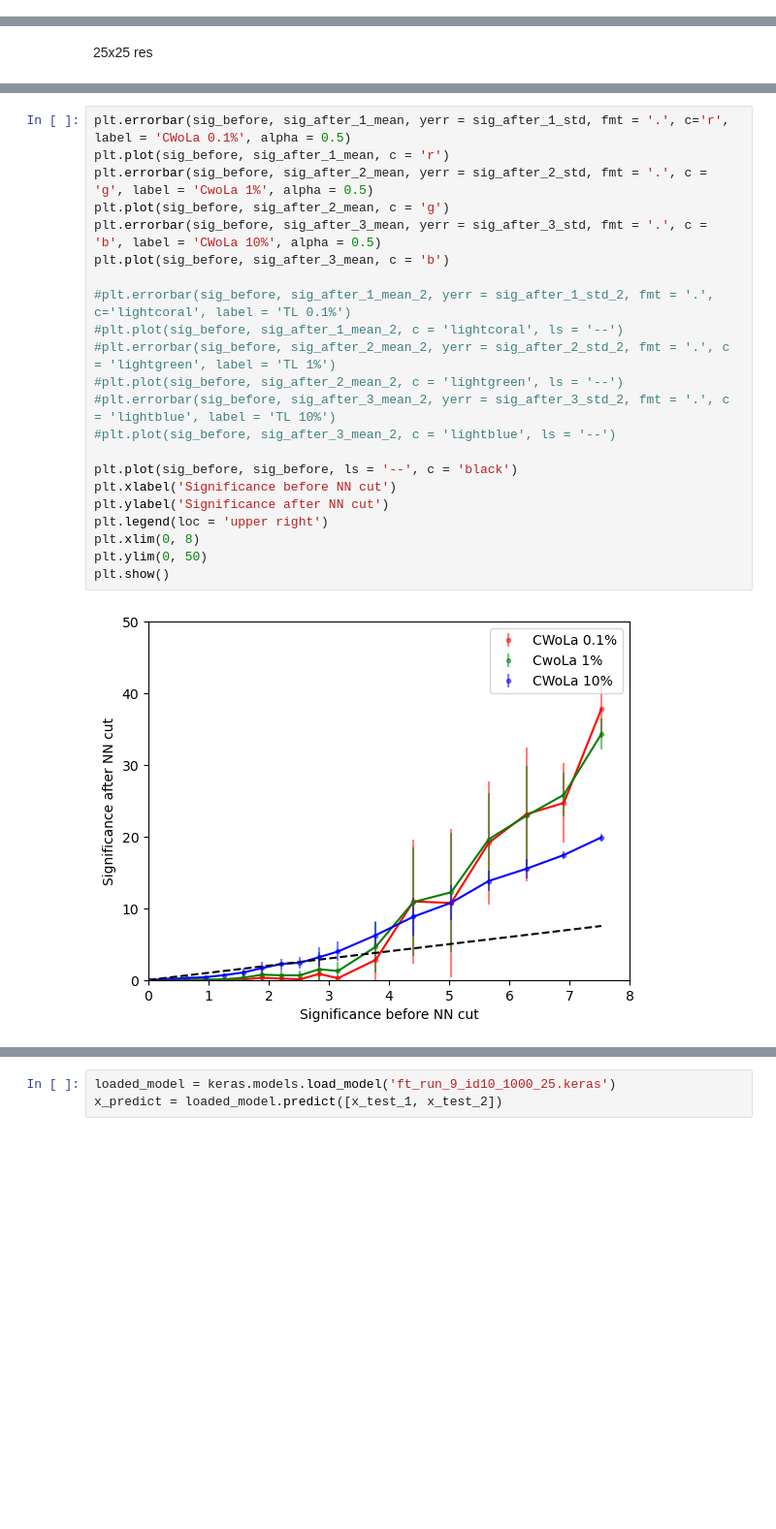
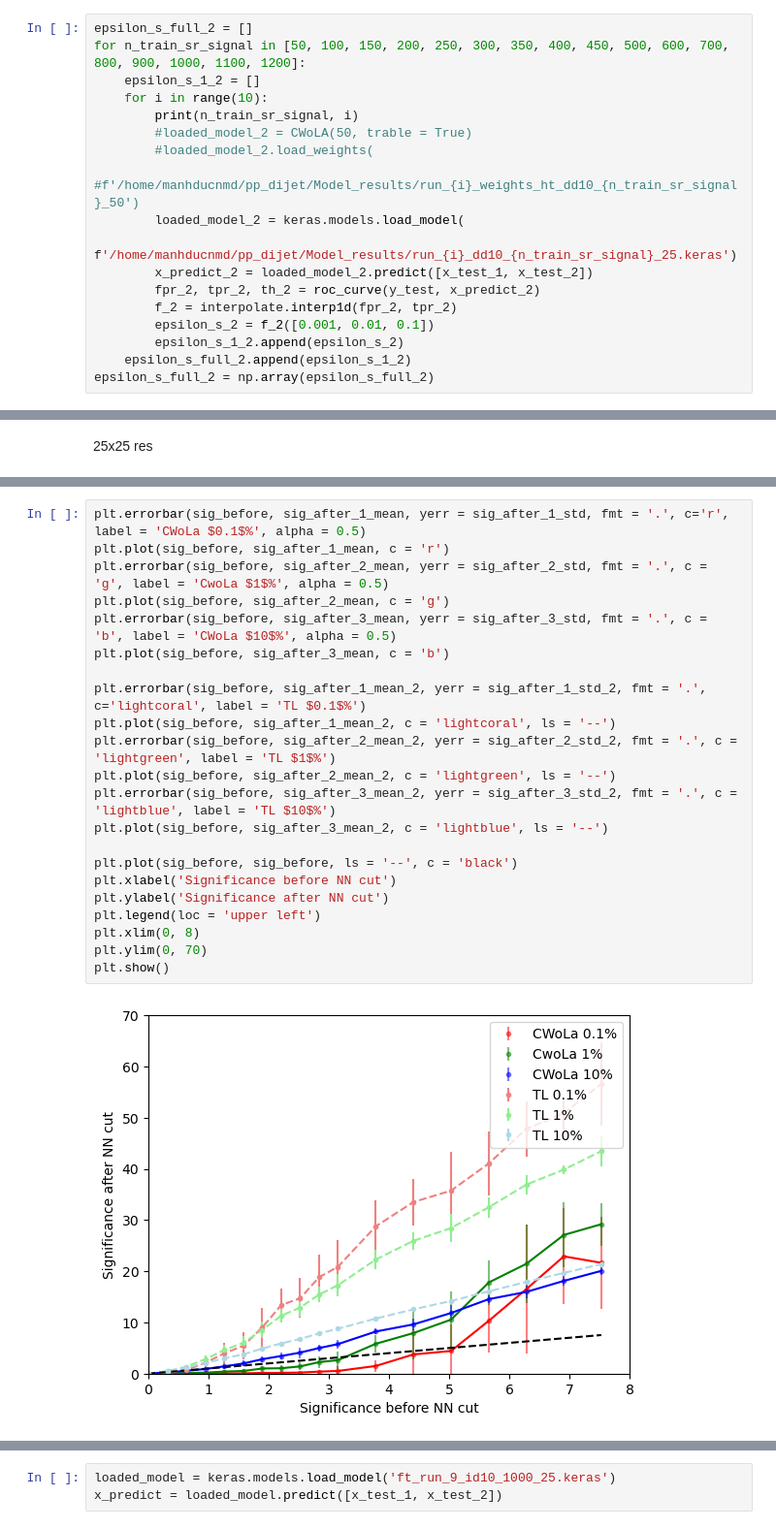
Before and after one commit to manhducnmd1/Summer_Research_CWoLa, a Jupyter notebook: Postprocess and plot for CWoLA +TL.ipynb, the cells around one changed output, grey strips where cells are left out. Shown at 97% size. Saved outputs shown, nothing was run; the diff lists cells and outputs as text; blank space fills up the shorter version.

```diff
--- a/Postprocess and plot for CWoLA +TL.ipynb
+++ b/Postprocess and plot for CWoLA +TL.ipynb
@@ -108,0 +180,18 @@ epsilon_s_full_2 = np.array(epsilon_s_full_2)
+# %%
+epsilon_s_full_2 = []
+for n_train_sr_signal in [50, 100, 150, 200, 250, 300, 350, 400, 450, 500, 600, 700, 800, 900, 1000, 1100, 1200]:
+    epsilon_s_1_2 = []
+    for i in range(10):
+        print(n_train_sr_signal, i)
+        #loaded_model_2 = CWoLA(50, trable = True)
+        #loaded_model_2.load_weights(
+            #f'/home/manhducnmd/pp_dijet/Model_results/run_{i}_weights_ht_dd10_{n_train_sr_signal}_50')
+        loaded_model_2 = keras.models.load_model(
+            f'/home/manhducnmd/pp_dijet/Model_results/run_{i}_dd10_{n_train_sr_signal}_25.keras')
+        x_predict_2 = loaded_model_2.predict([x_test_1, x_test_2])
+        fpr_2, tpr_2, th_2 = roc_curve(y_test, x_predict_2)
+        f_2 = interpolate.interp1d(fpr_2, tpr_2)
+        epsilon_s_2 = f_2([0.001, 0.01, 0.1])
+        epsilon_s_1_2.append(epsilon_s_2)
+    epsilon_s_full_2.append(epsilon_s_1_2)
+epsilon_s_full_2 = np.array(epsilon_s_full_2)
@@ -279,24 +344,24 @@ plt.show()
 # %%
-plt.errorbar(sig_before, sig_after_1_mean, yerr = sig_after_1_std, fmt = '.', c='r', label = 'CWoLa 0.1%', alpha = 0.5)
+plt.errorbar(sig_before, sig_after_1_mean, yerr = sig_after_1_std, fmt = '.', c='r', label = 'CWoLa $0.1$%', alpha = 0.5)
 plt.plot(sig_before, sig_after_1_mean, c = 'r')
-plt.errorbar(sig_before, sig_after_2_mean, yerr = sig_after_2_std, fmt = '.', c = 'g', label = 'CwoLa 1%', alpha = 0.5)
+plt.errorbar(sig_before, sig_after_2_mean, yerr = sig_after_2_std, fmt = '.', c = 'g', label = 'CwoLa $1$%', alpha = 0.5)
 plt.plot(sig_before, sig_after_2_mean, c = 'g')
-plt.errorbar(sig_before, sig_after_3_mean, yerr = sig_after_3_std, fmt = '.', c = 'b', label = 'CWoLa 10%', alpha = 0.5)
+plt.errorbar(sig_before, sig_after_3_mean, yerr = sig_after_3_std, fmt = '.', c = 'b', label = 'CWoLa $10$%', alpha = 0.5)
 plt.plot(sig_before, sig_after_3_mean, c = 'b')
 
-#plt.errorbar(sig_before, sig_after_1_mean_2, yerr = sig_after_1_std_2, fmt = '.', c='lightcoral', label = 'TL 0.1%')
-#plt.plot(sig_before, sig_after_1_mean_2, c = 'lightcoral', ls = '--')
-#plt.errorbar(sig_before, sig_after_2_mean_2, yerr = sig_after_2_std_2, fmt = '.', c = 'lightgreen', label = 'TL 1%')
-#plt.plot(sig_before, sig_after_2_mean_2, c = 'lightgreen', ls = '--')
-#plt.errorbar(sig_before, sig_after_3_mean_2, yerr = sig_after_3_std_2, fmt = '.', c = 'lightblue', label = 'TL 10%')
-#plt.plot(sig_before, sig_after_3_mean_2, c = 'lightblue', ls = '--')
+plt.errorbar(sig_before, sig_after_1_mean_2, yerr = sig_after_1_std_2, fmt = '.', c='lightcoral', label = 'TL $0.1$%')
+plt.plot(sig_before, sig_after_1_mean_2, c = 'lightcoral', ls = '--')
+plt.errorbar(sig_before, sig_after_2_mean_2, yerr = sig_after_2_std_2, fmt = '.', c = 'lightgreen', label = 'TL $1$%')
+plt.plot(sig_before, sig_after_2_mean_2, c = 'lightgreen', ls = '--')
+plt.errorbar(sig_before, sig_after_3_mean_2, yerr = sig_after_3_std_2, fmt = '.', c = 'lightblue', label = 'TL $10$%')
+plt.plot(sig_before, sig_after_3_mean_2, c = 'lightblue', ls = '--')
 
 plt.plot(sig_before, sig_before, ls = '--', c = 'black')
 plt.xlabel('Significance before NN cut')
 plt.ylabel('Significance after NN cut')
-plt.legend(loc = 'upper right')
+plt.legend(loc = 'upper left')
 plt.xlim(0, 8)
-plt.ylim(0, 50)
+plt.ylim(0, 70)
 plt.show()
 # %% [output]
-[figure, old version]
+[figure, new version]
```
Also changed, not shown: parts of 31 cells of this notebook, 4 other files.
